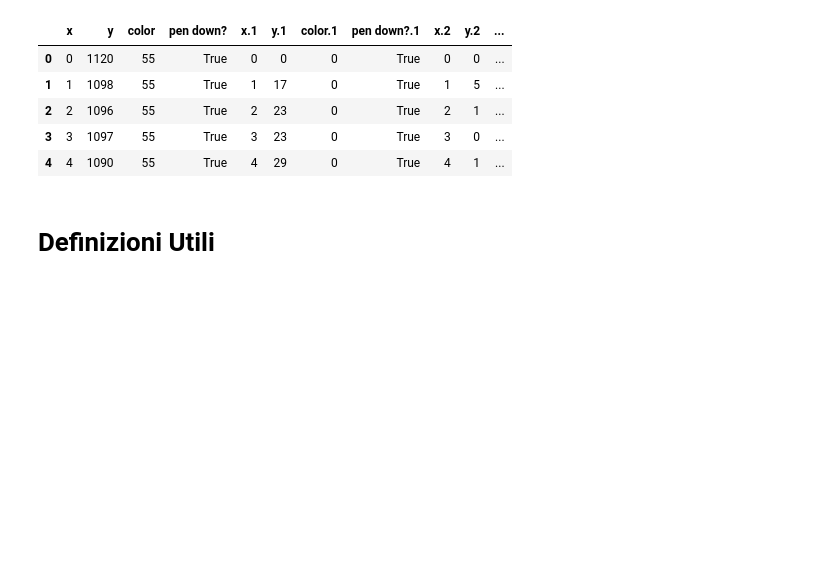
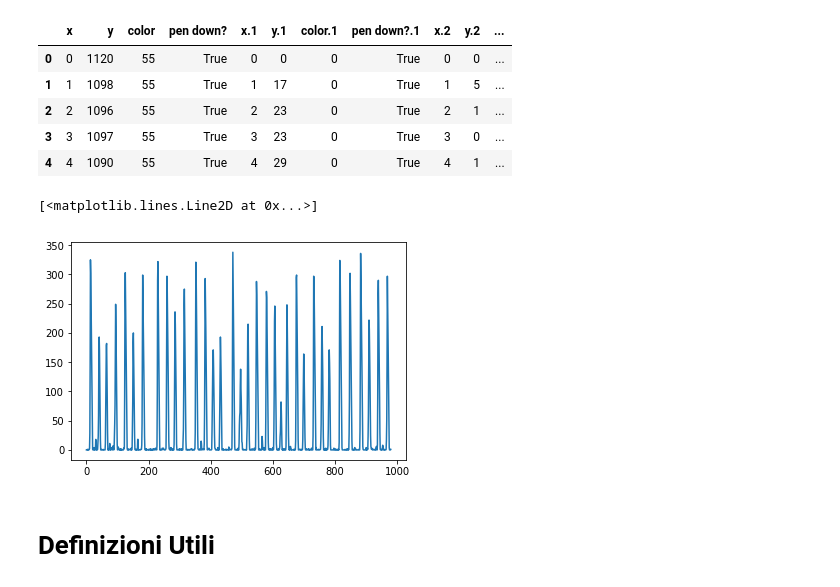
Before and after one commit to jackdeandrea/Econofisica, a Jupyter notebook: 02-metriche_rivolte_norndm.ipynb, the cells around one changed output. Cells and saved outputs as stored; diff of their text form; code cells hidden in the pictures; blank space fills up the shorter version.

```diff
--- a/02-metriche_rivolte_norndm.ipynb
+++ b/02-metriche_rivolte_norndm.ipynb
@@ -27,6 +25,11 @@ df = file['y.2']
 y = df.to_numpy()
 y = y[220:1200]
 x = ar(range(len(y)))
+# %%
+plt.plot(x,y)
+# %% [output]
+[<matplotlib.lines.Line2D at 0x...>]
+[figure, added]
 # %% [markdown]
 # Definizioni Utili
 # %% [markdown]
```
Also changed, not shown: parts of 9 cells of this notebook, 1 other file.
